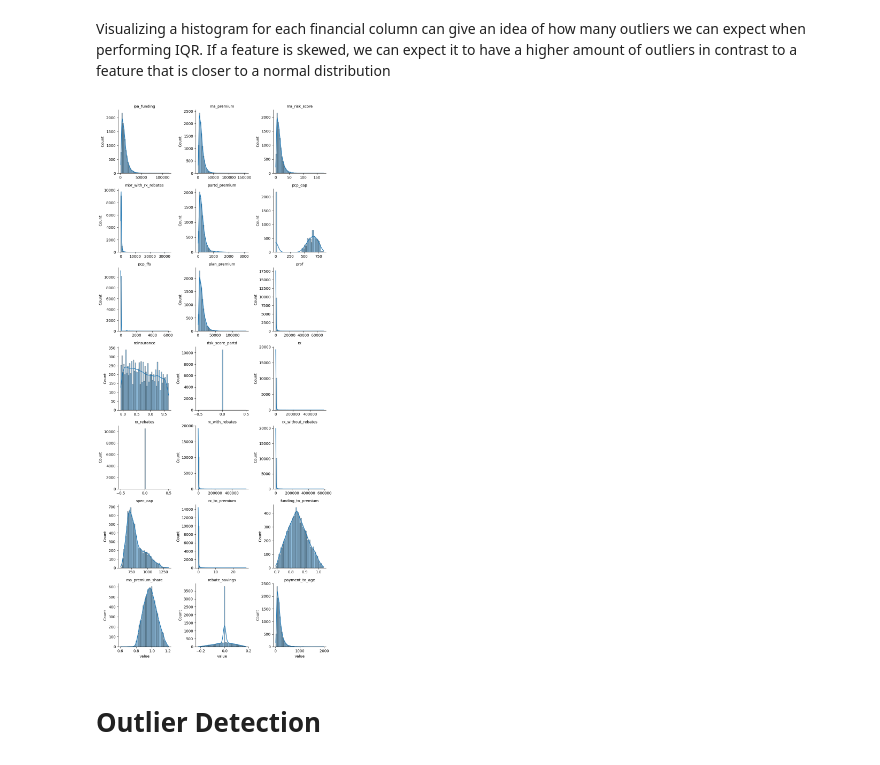
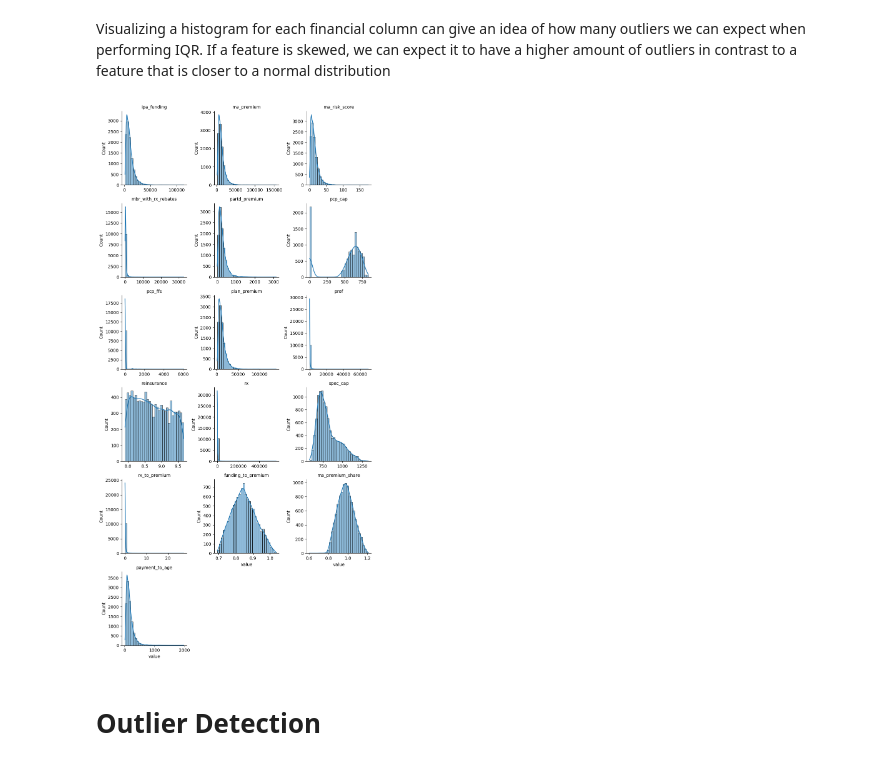
Before and after one commit to lizbethkr/Outlier-Detection, a Jupyter notebook: notebooks/outlier_detection.ipynb, the cells around one changed output. Drawn from its saved outputs; the diff is of its cells as text; code cells hidden in the pictures.

```diff
--- a/notebooks/outlier_detection.ipynb
+++ b/notebooks/outlier_detection.ipynb
@@ -241,0 +266,6 @@ Naively identifying extreme values
+# %%
+customers = customers.drop(columns=['risk_score_partd', 'rx_rebates'])
+
+# remove these two features from financial columns as well
+financial_cols.remove('risk_score_partd')
+financial_cols.remove('rx_rebates')
@@ -249,0 +293,6 @@ plt.show()
+# %%
+# Only keep rx
+customers = customers.drop(columns=['rx_with_rebates', 'rx_without_rebates'])
+# remove these two features from financial columns as well
+financial_cols.remove('rx_with_rebates')
+financial_cols.remove('rx_without_rebates')
@@ -276,22 +337,21 @@ Applying IQR filtering to columns with extreme outliers
 customers["rx_to_premium"] = customers["rx"] / (customers["plan_premium"] + 1e-5)
 customers["funding_to_premium"] = customers["ipa_funding"] / (customers["plan_premium"] + 1e-5)
 customers["ma_premium_share"] = customers["ma_premium"] / (customers["plan_premium"] + 1e-5)
-customers["rebate_savings"] = (customers["rx_without_rebates"] - customers["rx_with_rebates"]) / (customers["rx_without_rebates"] + 1e-5)
 customers["payment_to_age"] = customers["plan_premium"] / (customers["age"] + 1e-5)
 # %% [markdown]
 Add new ratios to financial_cols
 # %%
-financial_cols.extend(["rx_to_premium", "funding_to_premium", "ma_premium_share", "rebate_savings", "payment_to_age"])
+financial_cols.extend(["rx_to_premium", "funding_to_premium", "ma_premium_share", "payment_to_age"])
 # %% [markdown]
 Visualizing a histogram for each financial column can give an idea of how many outliers we can expect when performing IQR. If a feature is skewed, we can expect it to have a higher amount of outliers in contrast to a feature that is closer to a normal distribution
 # %%
 melted = customers.melt(value_vars=financial_cols)  # reshape to two-column table with variable(feature) and tuple of values
 g = sns.FacetGrid(melted, col="variable", col_wrap=3, sharex=False, sharey=False)
-g.map_dataframe(sns.histplot, x="value", bins=50, kde=True)
+g.map_dataframe(sns.histplot, x="value", bins=30, kde=True)
 g.set_titles("{col_name}")
 plt.show()
 # %% [output]
-[figure, old version]
+[figure, new version]
 # %% [markdown]
 # Outlier Detection
 # %% [markdown]
```
Also changed, not shown: parts of 34 cells of this notebook, 1 other file.
